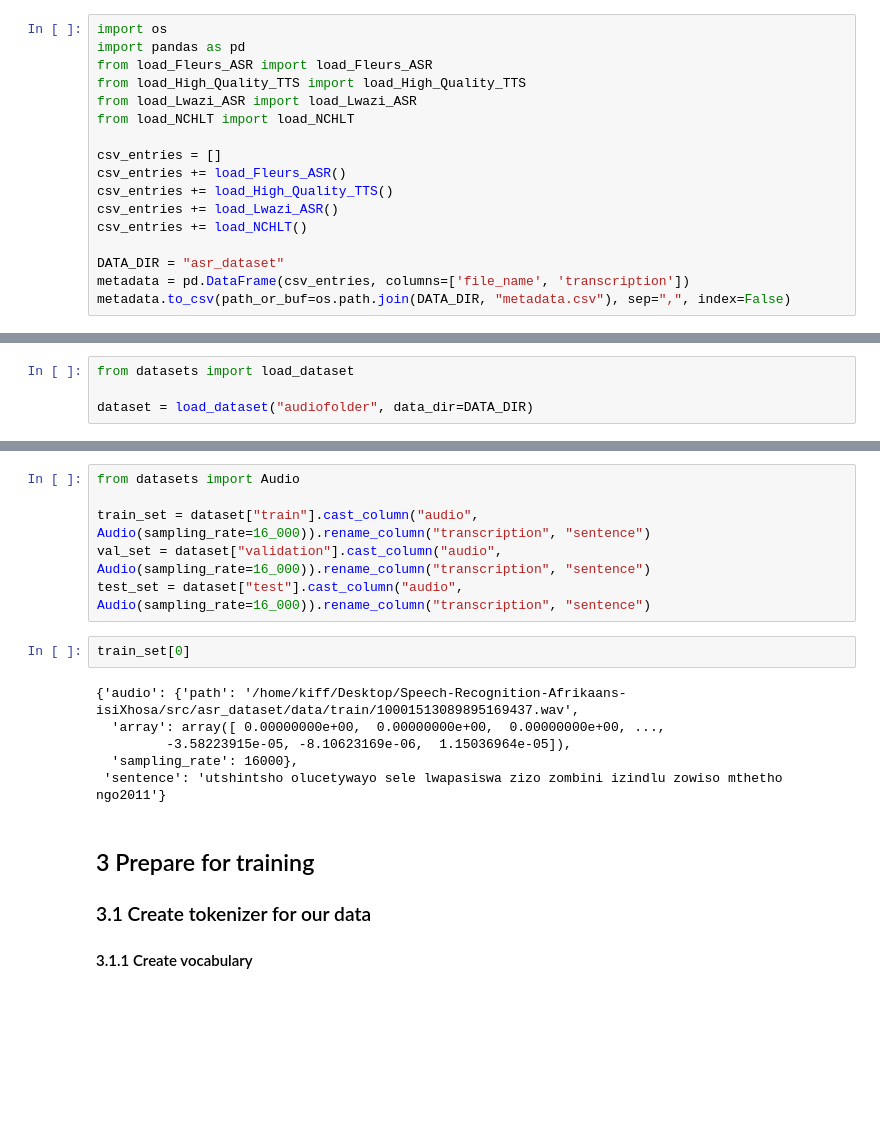
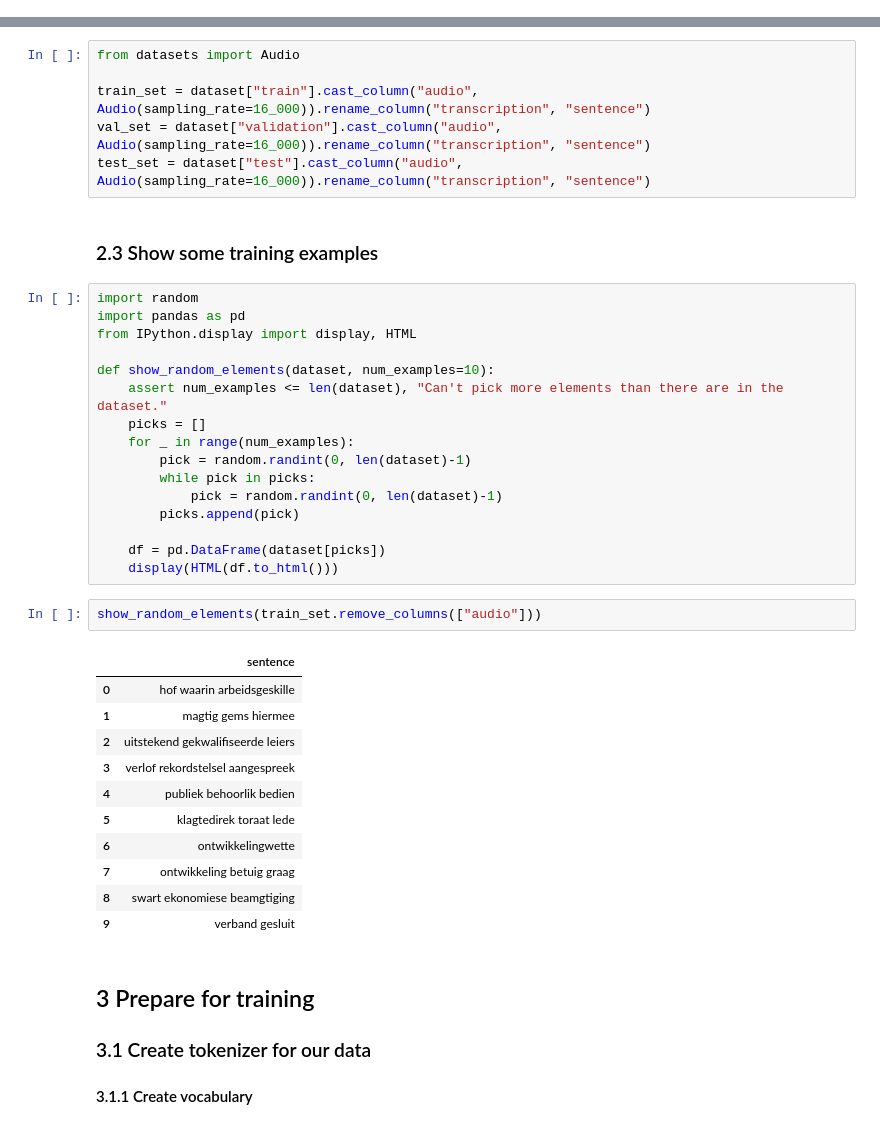
Before and after one commit to lucas-meyer-7/Speech-Recognition-Afrikaans-isiXhosa, a Jupyter notebook: src/main.ipynb, the cells around one changed output, grey strips where cells are left out. Drawn from its saved outputs; the diff is of its cells as text; blank space fills up the shorter version.

Commit message:
Finished data splits and completed download/load scripts

```diff
--- a/src/main.ipynb
+++ b/src/main.ipynb
@@ -46,17 +27,0 @@ VBox(children=(HTML(value='<center> <img\nsrc=https://huggingface.co/front/asset
-# %%
-import os
-import pandas as pd
-from load_Fleurs_ASR import load_Fleurs_ASR
-from load_High_Quality_TTS import load_High_Quality_TTS
-from load_Lwazi_ASR import load_Lwazi_ASR
-from load_NCHLT import load_NCHLT
-
-csv_entries = []
-csv_entries += load_Fleurs_ASR()
-csv_entries += load_High_Quality_TTS()
-csv_entries += load_Lwazi_ASR()
-csv_entries += load_NCHLT()
-
-DATA_DIR = "asr_dataset"
-metadata = pd.DataFrame(csv_entries, columns=['file_name', 'transcription'])
-metadata.to_csv(path_or_buf=os.path.join(DATA_DIR, "metadata.csv"), sep=",", index=False)
@@ -70,4 +27,0 @@ metadata.to_csv(path_or_buf=os.path.join(DATA_DIR, "metadata.csv"), sep=",", ind
-# %%
-from datasets import load_dataset
-
-dataset = load_dataset("audiofolder", data_dir=DATA_DIR)
@@ -81,14 +81,38 @@ from datasets import Audio
 train_set = dataset["train"].cast_column("audio", Audio(sampling_rate=16_000)).rename_column("transcription", "sentence")
 val_set = dataset["validation"].cast_column("audio", Audio(sampling_rate=16_000)).rename_column("transcription", "sentence")
 test_set = dataset["test"].cast_column("audio", Audio(sampling_rate=16_000)).rename_column("transcription", "sentence")
-# %%
-train_set[0]
-# %% [output]
-{'audio': {'path': '/home/kiff/Desktop/Speech-Recognition-Afrikaans-isiXhosa/src/asr_dataset/data/train/10001513089895169437.wav',
-  'array': array([ 0.00000000e+00,  0.00000000e+00,  0.00000000e+00, ...,
-         -3.58223915e-05, -8.10623169e-06,  1.15036964e-05]),
-  'sampling_rate': 16000},
- 'sentence': 'utshintsho olucetywayo sele lwapasiswa zizo zombini izindlu zowiso mthetho ngo2011'}
+# %% [markdown]
+### 2.3 Show some training examples
+# %%
+import random
+import pandas as pd
+from IPython.display import display, HTML
+
+def show_random_elements(dataset, num_examples=10):
+    assert num_examples <= len(dataset), "Can't pick more elements than there are in the dataset."
+    picks = []
+    for _ in range(num_examples):
+        pick = random.randint(0, len(dataset)-1)
+        while pick in picks:
+            pick = random.randint(0, len(dataset)-1)
+        picks.append(pick)
+
+    df = pd.DataFrame(dataset[picks])
+    display(HTML(df.to_html()))
+# %%
+show_random_elements(train_set.remove_columns(["audio"]))
+# %% [output]
+|  | sentence |
+| 0 | hof waarin arbeidsgeskille |
+| 1 | magtig gems hiermee |
+| 2 | uitstekend gekwalifiseerde leiers |
+| 3 | verlof rekordstelsel aangespreek |
+| 4 | publiek behoorlik bedien |
+| 5 | klagtedirek toraat lede |
+| 6 | ontwikkelingwette |
+| 7 | ontwikkeling betuig graag |
+| 8 | swart ekonomiese beamgtiging |
+| 9 | verband gesluit |
 # %% [markdown]
 ## 3 Prepare for training
 ### 3.1 Create tokenizer for our data
```
Also changed, not shown: parts of 16 cells of this notebook, 14 other files.
